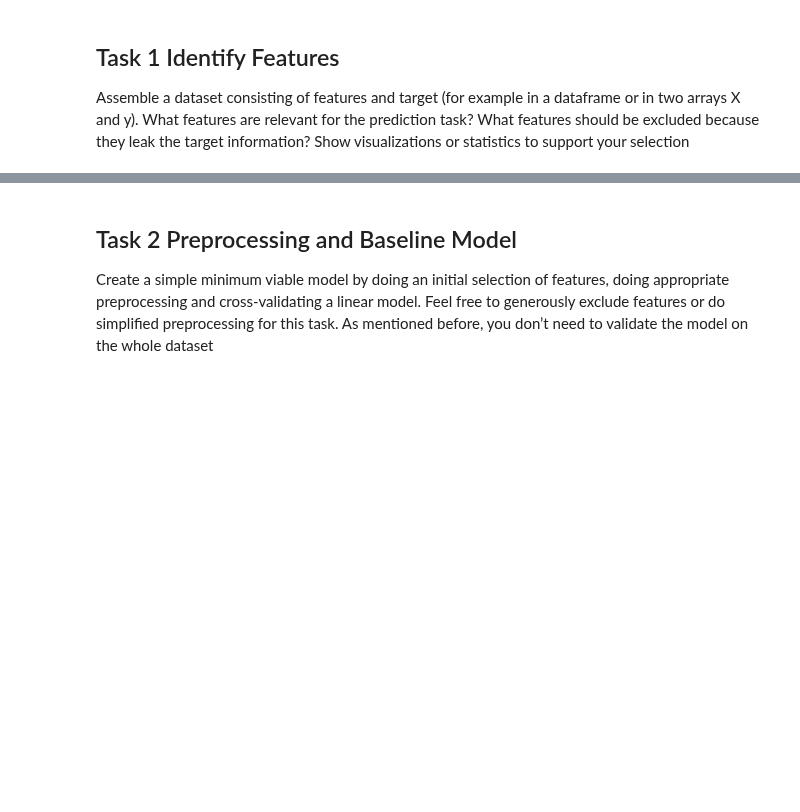
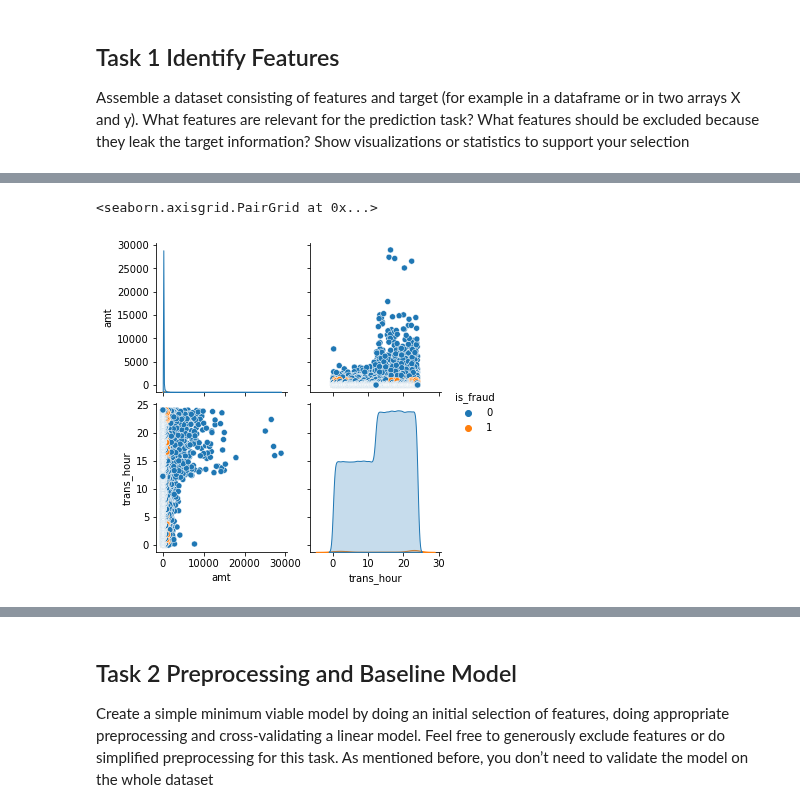
Before and after one commit to sashaaKr/master-of-science, a Jupyter notebook: semester_2/Advanced_Topics_in_Machine_Learning/assignment_2/Advanced Machine Learning - HW #2.ipynb, the cells around one changed output, grey strips where cells are left out. Drawn from its saved outputs; the diff is of its cells as text; code cells hidden in the pictures; blank space fills up the shorter version.

```diff
--- a/semester_2/Advanced_Topics_in_Machine_Learning/assignment_2/Advanced Machine Learning - HW #2.ipynb
+++ b/semester_2/Advanced_Topics_in_Machine_Learning/assignment_2/Advanced Machine Learning - HW #2.ipynb
@@ -534,6 +81,0 @@ print(classification_report(nb.predict(X_test), y_test))
-# %%
-data = drop_columns(read_data("fraudTrain.csv"), ["Unnamed: 0"])
-df = data
-# data = convert_cc_to_cc_type_and_drop(data)
-# data = convert_dob_to_age_and_drop(data)
-# data = unite_state_city(data)
@@ -564,15 +81,0 @@ plt.show()
-# %%
-### create balanced data set ###
-
-df = data.sample(frac=1) #shuffled data (entire set)
-
-fraud_df = df.loc[df['is_fraud'] == 1]
-non_fraud_df = df.loc[df['is_fraud'] == 0][:AMOUNT_OF_FRAUD]
-
-normal_distributed_df = pd.concat([fraud_df, non_fraud_df])
-
-# Shuffle dataframe rows
-new_df = normal_distributed_df.sample(frac=1, random_state=42)
-
-#new_df.head()
-new_df
@@ -762,5 +81,0 @@ We can see that transaction's amount is a good feature for fraud transaction rec
-# %%
-### atm via seaborn ###
-plt.figure(figsize=(7,5))
-sns.set_style('whitegrid')
-sns.catplot(x='is_fraud',y='amt', hue='is_fraud',data=data)
@@ -1211,0 +160,15 @@ for i, ax in enumerate(axes.ravel()):
+# %%
+def convert_unix_to_hour(df):
+    t0 = time.time()
+    _df = df.copy()
+    _df['trans_hour'] = _df['unix_time']  % 86400 #(86400s per 24h)
+    _df['trans_hour'] /= (86400/24)
+    t1 = time.time()
+    print("convert_unix_to_hour took {:.2} s".format(t1 - t0))
+    return _df
+# %%
+time_converted_train_df = convert_unix_to_hour(full_train_df)
+# time_converted_normal_distributed_train_df = convert_unix_to_hour(normal_distributed_train_df)
+
+sns.pairplot(time_converted_train_df[['amt','trans_hour', 'is_fraud']], hue='is_fraud')
+# %% [output]
@@ -1211,0 +176,2 @@ for i, ax in enumerate(axes.ravel()):
+<seaborn.axisgrid.PairGrid at 0x...>
+[figure, added]
```
Also changed, not shown: parts of 134 cells of this notebook.
